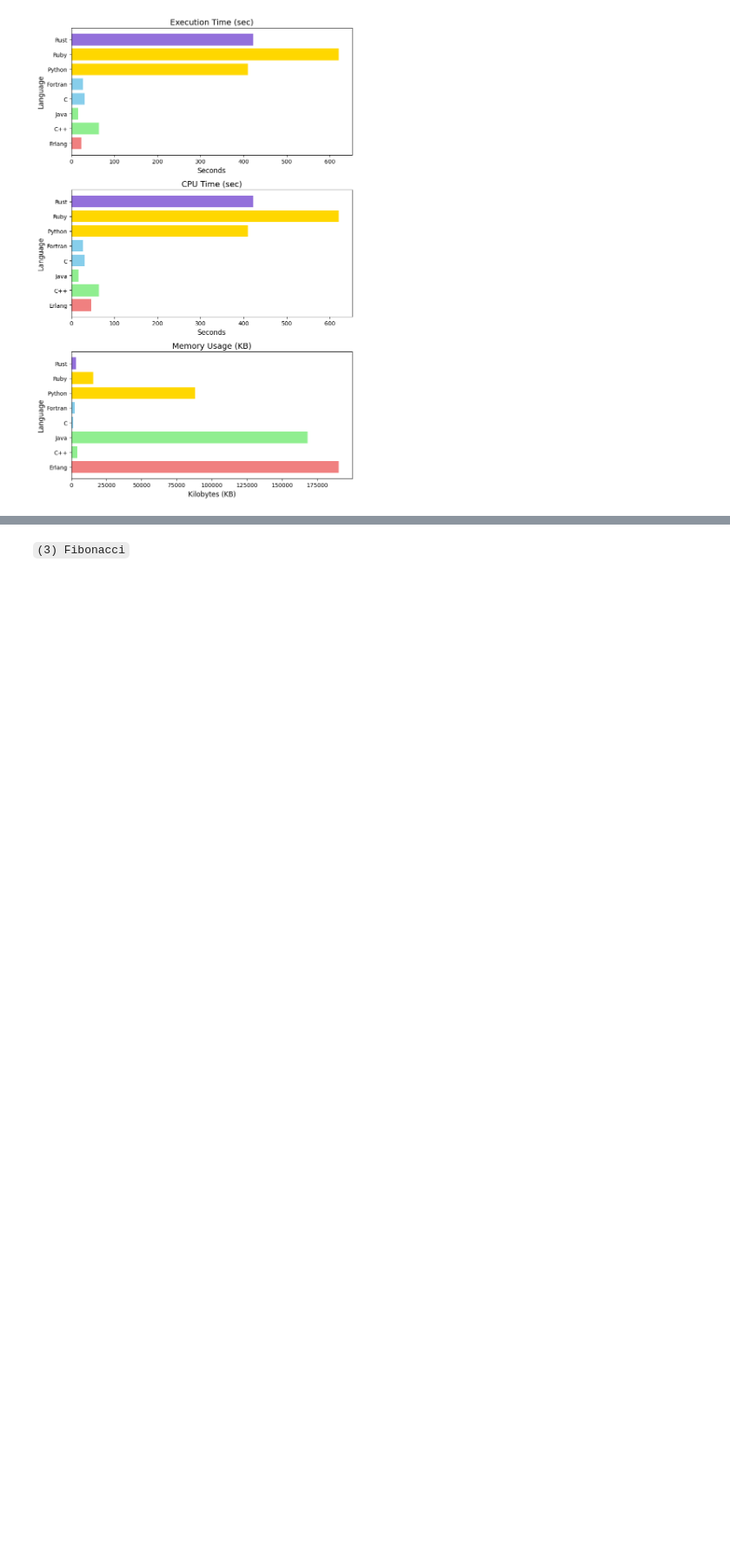
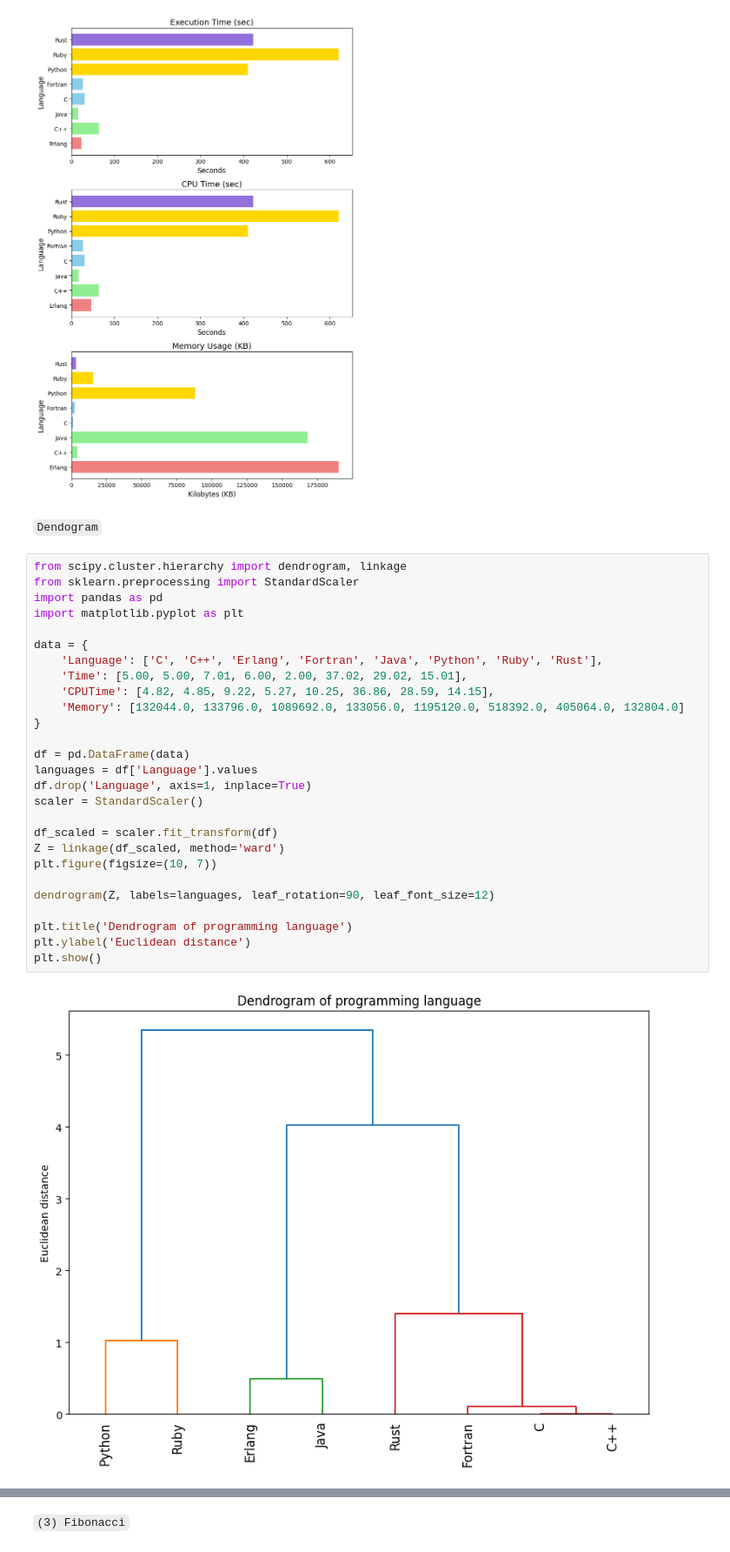
Before and after one commit to reynaldesgr/HPC-Benchmark, a Jupyter notebook: notebook/ACP.ipynb, the cells around one changed output, grey strips where cells are left out. Shown: that part at 87% size. Drawn from its saved outputs; the diff is of its cells as text; blank space fills up the shorter version.

```diff
--- a/notebook/ACP.ipynb
+++ b/notebook/ACP.ipynb
@@ -232,3 +232,34 @@ plt.tight_layout()
 plt.show()
 # %% [output]
 [figure]
+# %% [markdown]
+``Dendogram``
+# %%
+from scipy.cluster.hierarchy import dendrogram, linkage
+from sklearn.preprocessing import StandardScaler
+import pandas as pd
+import matplotlib.pyplot as plt
+
+data = {
+    'Language': ['C', 'C++', 'Erlang', 'Fortran', 'Java', 'Python', 'Ruby', 'Rust'],
+    'Time': [5.00, 5.00, 7.01, 6.00, 2.00, 37.02, 29.02, 15.01],
+    'CPUTime': [4.82, 4.85, 9.22, 5.27, 10.25, 36.86, 28.59, 14.15],
+    'Memory': [132044.0, 133796.0, 1089692.0, 133056.0, 1195120.0, 518392.0, 405064.0, 132804.0]
+}
+
+df = pd.DataFrame(data)
+languages = df['Language'].values
+df.drop('Language', axis=1, inplace=True)
+scaler = StandardScaler()
+
+df_scaled = scaler.fit_transform(df)
+Z = linkage(df_scaled, method='ward')
+plt.figure(figsize=(10, 7))
+
+dendrogram(Z, labels=languages, leaf_rotation=90, leaf_font_size=12)
+
+plt.title('Dendrogram of programming language')
+plt.ylabel('Euclidean distance')
+plt.show()
+# %% [output]
+[figure, added]
```
Also changed, not shown: parts of 3 cells of this notebook, 7 other files.
